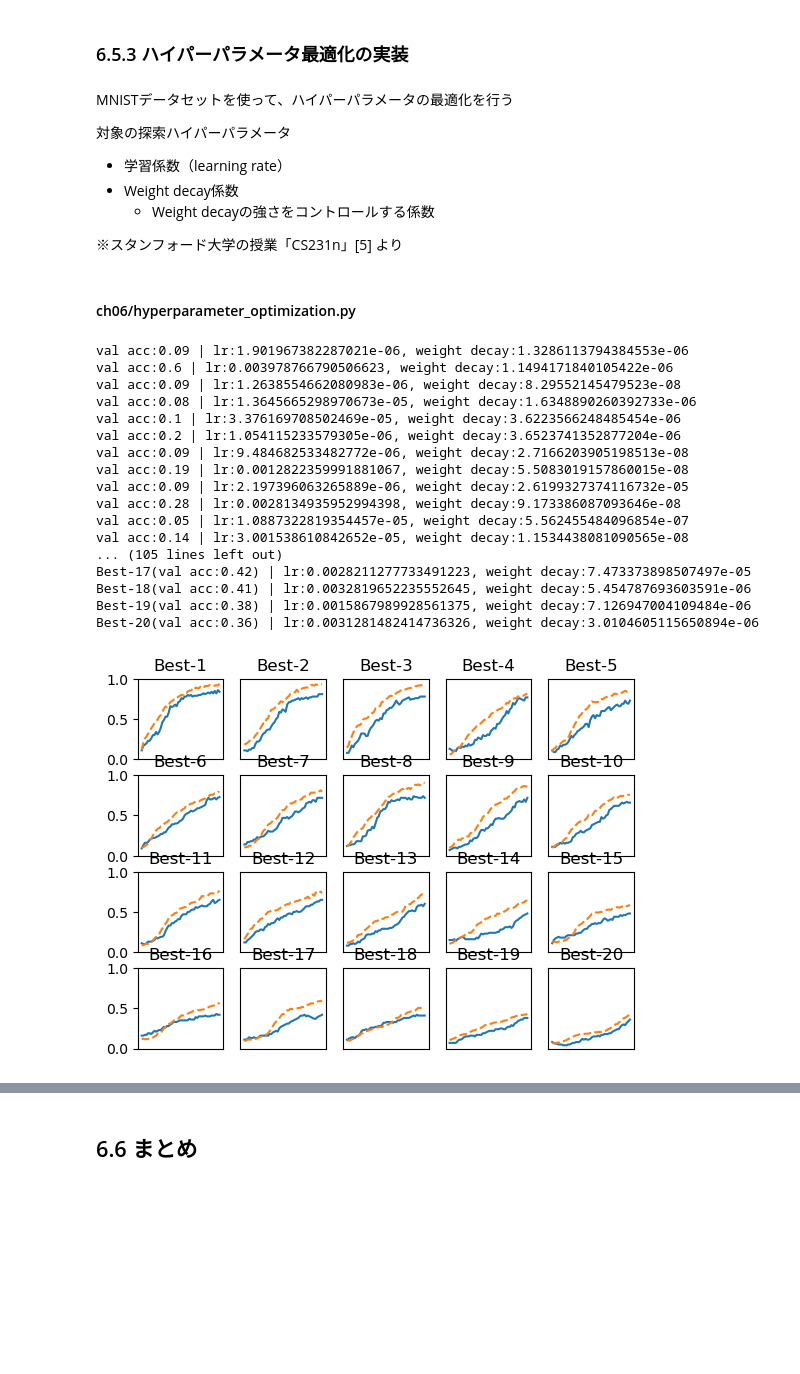
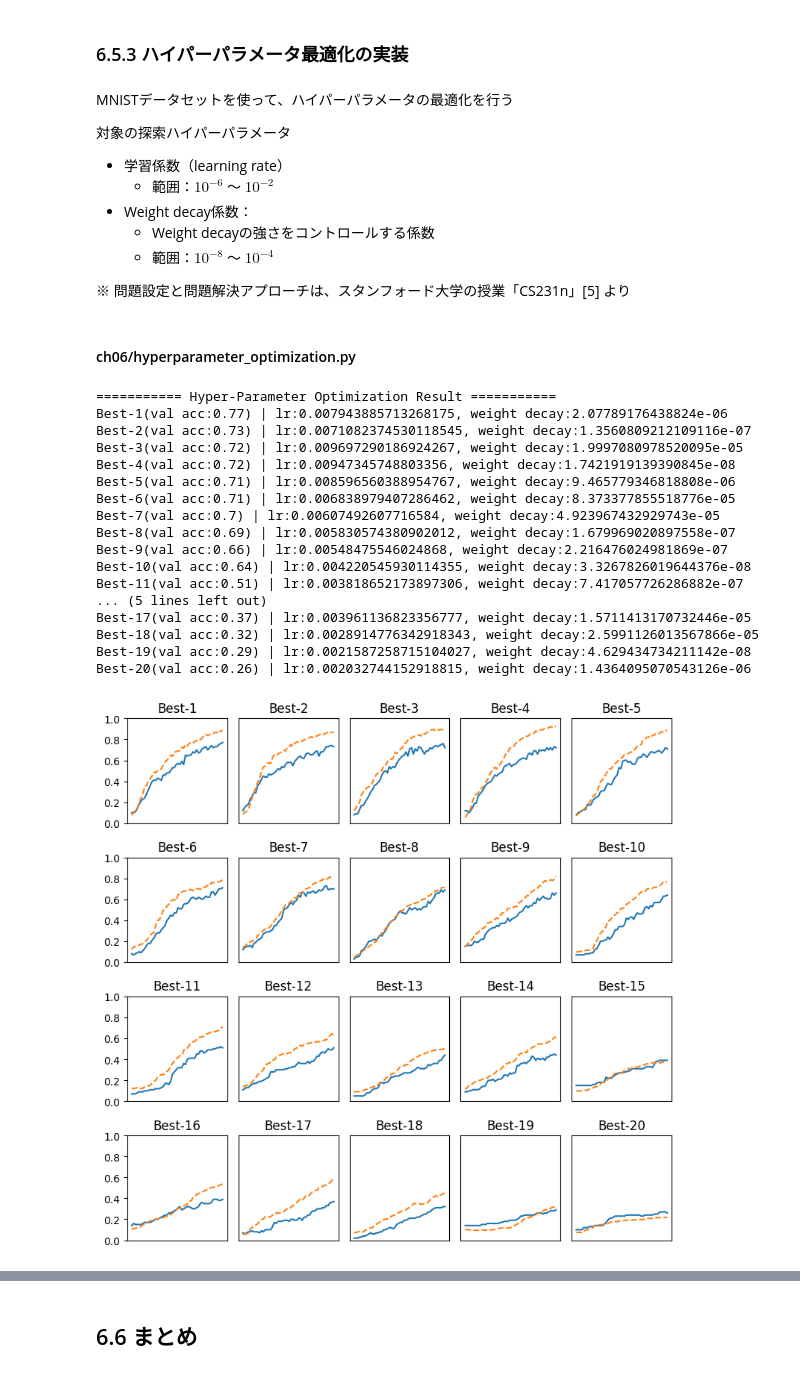
Before and after one commit to AcademiXBase/deep-learning-from-scratch, a Jupyter notebook: my_notebooks/ch06_02.ipynb, the cells around one changed output, grey strips where cells are left out. Cells and saved outputs as stored; diff of their text form; code cells hidden in the pictures; blank space fills up the shorter version.

```diff
--- a/my_notebooks/ch06_02.ipynb
+++ b/my_notebooks/ch06_02.ipynb
@@ -832,10 +832,12 @@ MNISTデータセットを使って、ハイパーパラメータの最適化を
 
 対象の探索ハイパーパラメータ
 - 学習係数（learning rate）
-- Weight decay係数
+  - 範囲：$10^{-6}$ 〜 $10^{-2}$
+- Weight decay係数：
   - Weight decayの強さをコントロールする係数
+  - 範囲：$10^{-8}$ 〜 $10^{-4}$
 
-※スタンフォード大学の授業「CS231n」[5] より
+※ 問題設定と問題解決アプローチは、スタンフォード大学の授業「CS231n」[5] より
 # %% [markdown]
 #### ch06/hyperparameter_optimization.py
 # %%
@@ -881,56 +883,60 @@ results_val = {}
 results_train = {}
 for _ in range(optimization_trial):
     # 探索したハイパーパラメータの範囲を指定===============
+    lr = 10 ** np.random.uniform(-6, -2)
     weight_decay = 10 ** np.random.uniform(-8, -4)
-    lr = 10 ** np.random.uniform(-6, -2)
     # ================================================
 
     val_acc_list, train_acc_list = __train(lr, weight_decay)
-    print("val acc:" + str(val_acc_list[-1]) + " | lr:" + str(lr) + ", weight decay:" + str(weight_decay))
+    # print("val acc:" + str(val_acc_list[-1]) + " | lr:" + str(lr) + ", weight decay:" + str(weight_decay))
     key = "lr:" + str(lr) + ", weight decay:" + str(weight_decay)
     results_val[key] = val_acc_list
     results_train[key] = train_acc_list
 
 # グラフの描画========================================================
 print("=========== Hyper-Parameter Optimization Result ===========")
 graph_draw_num = 20
 col_num = 5
 row_num = int(np.ceil(graph_draw_num / col_num))
 i = 0
 
+plt.figure(figsize=(8, 8))  # グラフサイズ
+
 for key, val_acc_list in sorted(results_val.items(), key=lambda x:x[1][-1], reverse=True):
     print("Best-" + str(i+1) + "(val acc:" + str(val_acc_list[-1]) + ") | " + key)
 
     plt.subplot(row_num, col_num, i+1)
+    plt.title("Best-" + str(i+1), y=1.08)  # タイトルを上にずらす
     plt.title("Best-" + str(i+1))
     plt.ylim(0.0, 1.0)
     if i % 5: plt.yticks([])
     plt.xticks([])
     x = np.arange(len(val_acc_list))
     plt.plot(x, val_acc_list)
     plt.plot(x, results_train[key], "--")
     i += 1
 
     if i >= graph_draw_num:
         break
 
+plt.tight_layout(rect=[0, 0, 1, 0.95])  # レイアウト調整
 plt.show()
 # %% [output]
-val acc:0.09 | lr:1.901967382287021e-06, weight decay:1.3286113794384553e-06
-val acc:0.6 | lr:0.003978766790506623, weight decay:1.1494171840105422e-06
-val acc:0.09 | lr:1.2638554662080983e-06, weight decay:8.29552145479523e-08
-val acc:0.08 | lr:1.3645665298970673e-05, weight decay:1.6348890260392733e-06
-val acc:0.1 | lr:3.376169708502469e-05, weight decay:3.6223566248485454e-06
-val acc:0.2 | lr:1.054115233579305e-06, weight decay:3.6523741352877204e-06
-val acc:0.09 | lr:9.484682533482772e-06, weight decay:2.7166203905198513e-08
-val acc:0.19 | lr:0.0012822359991881067, weight decay:5.5083019157860015e-08
-val acc:0.09 | lr:2.197396063265889e-06, weight decay:2.6199327374116732e-05
-val acc:0.28 | lr:0.0028134935952994398, weight decay:9.173386087093646e-08
-val acc:0.05 | lr:1.0887322819354457e-05, weight decay:5.562455484096854e-07
-val acc:0.14 | lr:3.001538610842652e-05, weight decay:1.1534438081090565e-08
-... (105 lines left out)
-Best-17(val acc:0.42) | lr:0.0028211277733491223, weight decay:7.473373898507497e-05
-Best-18(val acc:0.41) | lr:0.0032819652235552645, weight decay:5.454787693603591e-06
-Best-19(val acc:0.38) | lr:0.0015867989928561375, weight decay:7.126947004109484e-06
-Best-20(val acc:0.36) | lr:0.0031281482414736326, weight decay:3.0104605115650894e-06
+=========== Hyper-Parameter Optimization Result ===========
+Best-1(val acc:0.77) | lr:0.007943885713268175, weight decay:2.07789176438824e-06
+Best-2(val acc:0.73) | lr:0.0071082374530118545, weight decay:1.3560809212109116e-07
+Best-3(val acc:0.72) | lr:0.009697290186924267, weight decay:1.9997080978520095e-05
+Best-4(val acc:0.72) | lr:0.00947345748803356, weight decay:1.7421919139390845e-08
+Best-5(val acc:0.71) | lr:0.008596560388954767, weight decay:9.465779346818808e-06
+Best-6(val acc:0.71) | lr:0.006838979407286462, weight decay:8.373377855518776e-05
+Best-7(val acc:0.7) | lr:0.00607492607716584, weight decay:4.923967432929743e-05
+Best-8(val acc:0.69) | lr:0.005830574380902012, weight decay:1.679969020897558e-07
+Best-9(val acc:0.66) | lr:0.00548475546024868, weight decay:2.216476024981869e-07
+Best-10(val acc:0.64) | lr:0.004220545930114355, weight decay:3.3267826019644376e-08
+Best-11(val acc:0.51) | lr:0.003818652173897306, weight decay:7.417057726286882e-07
+... (5 lines left out)
+Best-17(val acc:0.37) | lr:0.003961136823356777, weight decay:1.5711413170732446e-05
+Best-18(val acc:0.32) | lr:0.0028914776342918343, weight decay:2.5991126013567866e-05
+Best-19(val acc:0.29) | lr:0.0021587258715104027, weight decay:4.629434734211142e-08
+Best-20(val acc:0.26) | lr:0.002032744152918815, weight decay:1.4364095070543126e-06
-[figure, old version]
+[figure, new version]
```
Also changed, not shown: parts of 3 cells of this notebook.
